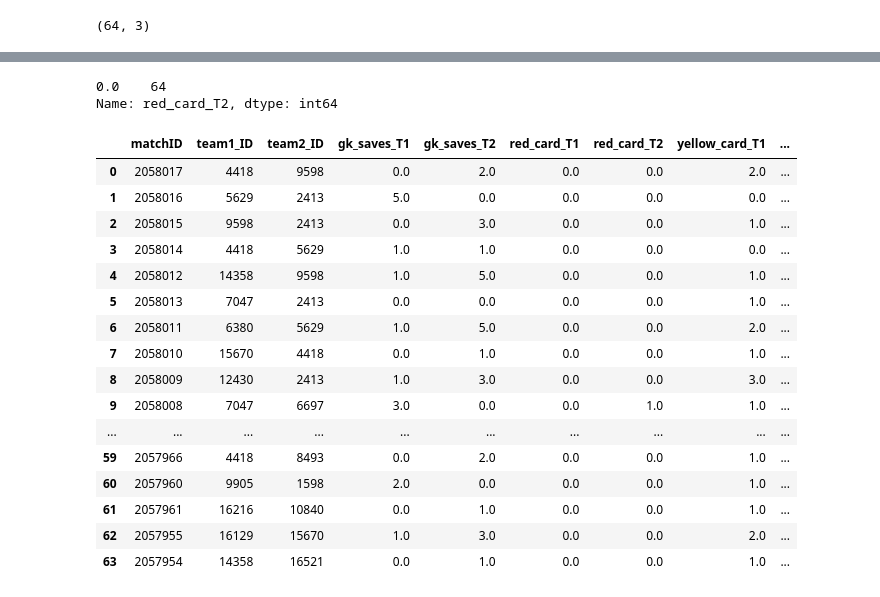
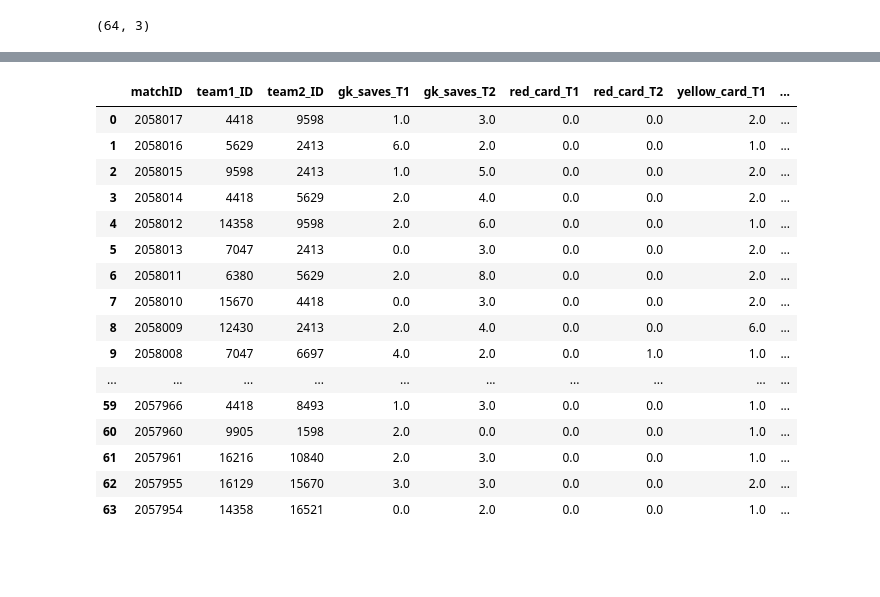
Before and after one commit to eduardobaratela/passing_network, a Jupyter notebook: events_exploration.ipynb, the cells around one changed output, grey strips where cells are left out. Saved outputs shown, nothing was run; the diff lists cells and outputs as text; code cells hidden in the pictures; blank space fills up the shorter version.

```diff
--- a/events_exploration.ipynb
+++ b/events_exploration.ipynb
@@ -135,7 +134,7 @@ events['tags'] = events['tags'].map(converting_tags)
 
 #contar quantos subEvents = 'Save attempt' com tag = 1801(bem sucedido) para todos os (match, team)
 
-gk_saves = events[(events['subEventName'] == 'Save attempt') & (1801 in events['tags'])].groupby(['matchId', 'teamId']).agg({'eventId':['count']})
+gk_saves = events[(events['eventName'] == 'Save attempt') & (events['tags'].apply(lambda x: 1801 in x))].groupby(['matchId', 'teamId']).agg({'eventId':['count']})
 gk_saves.columns = gk_saves.columns.droplevel(0)
 gk_saves = gk_saves.reset_index().rename(columns={'count':'gk_saves'})
 gk_saves.head()
@@ -175,17 +170,16 @@ False
 
 #contar quantos subEvents = 'Foul' com tag = 1701(red card) ou 1703(second yellow card) para todos os (match, team)
 
-red_card = events[(events['eventName'] == 'Foul') & ((1701 in events['tags']) | (1703 in events['tags']))].groupby(['matchId', 'teamId']).agg({'eventId':['count']})
-# red_card = events.query('(eventName == "Foul") & ((1701, 1703) in tags)').groupby(['matchId', 'teamId']).agg({'eventId':['count']})
-# red_card.columns = red_card.columns.droplevel(0)
-# red_card = red_card.reset_index().rename(columns={'count':'red_card'})
-red_card
-# #juntar feature com df
-# df = df.merge(red_card, how='left', left_on=['matchID', 'team1_ID'], right_on=['matchId', 'teamId']).drop(['matchId', 'teamId'], axis=1)
-# df = df.merge(red_card, how='left', left_on=['matchID', 'team2_ID'], right_on=['matchId', 'teamId']).drop(['matchId', 'teamId'], axis=1)
+red_card = events[events['tags'].apply(lambda x: (1701 in x) or (1703 in x))].groupby(['matchId', 'teamId']).agg({'eventId':['count']})
+red_card.columns = red_card.columns.droplevel(0)
+red_card = red_card.reset_index().rename(columns={'count':'red_card'})
 
-# df = df.rename(columns={"red_card_x": "red_card_T1", "red_card_y": "red_card_T2"})
+#juntar feature com df
+df = df.merge(red_card, how='left', left_on=['matchID', 'team1_ID'], right_on=['matchId', 'teamId']).drop(['matchId', 'teamId'], axis=1)
+df = df.merge(red_card, how='left', left_on=['matchID', 'team2_ID'], right_on=['matchId', 'teamId']).drop(['matchId', 'teamId'], axis=1)
 
-# df = df.fillna(0)
-# df
+df = df.rename(columns={"red_card_x": "red_card_T1", "red_card_y": "red_card_T2"})
+
+df = df.fillna(0)
+df
 # %% [output]
@@ -211,42 +203,35 @@ red_card
-# %%
-df['red_card_T2'].value_counts()
-# %% [output]
-0.0    64
-Name: red_card_T2, dtype: int64
 # %%
-# **** arrumar esta merda ******** (acho que se colocar .query funciona)
-
 #YELLOW_CARDS
 
 #contar quantos subEvents = 'Foul' com tag = 1702(yellow card) ou 1703(second yellow card) para todos os (match, team)
 
-yellow_card = events.query('(eventName == "Foul") & ((1702, 1703) in last_tag)').groupby(['matchId', 'teamId']).agg({'eventId':['count']})
+yellow_card = events[events['tags'].apply(lambda x: (1702 in x) or (1703 in x))].groupby(['matchId', 'teamId']).agg({'eventId':['count']})
 yellow_card.columns = yellow_card.columns.droplevel(0)
 yellow_card = yellow_card.reset_index().rename(columns={'count':'yellow_card'})
 
 #juntar feature com df
 df = df.merge(yellow_card, how='left', left_on=['matchID', 'team1_ID'], right_on=['matchId', 'teamId']).drop(['matchId', 'teamId'], axis=1)
 df = df.merge(yellow_card, how='left', left_on=['matchID', 'team2_ID'], right_on=['matchId', 'teamId']).drop(['matchId', 'teamId'], axis=1)
 
 df = df.rename(columns={"yellow_card_x": "yellow_card_T1", "yellow_card_y": "yellow_card_T2"})
 
 df = df.fillna(0)
 df
 # %% [output]
 |  | matchID | team1_ID | team2_ID | gk_saves_T1 | gk_saves_T2 | red_card_T1 | red_card_T2 | yellow_card_T1 | ... |
-| 0 | 2058017 | 4418 | 9598 | 0.0 | 2.0 | 0.0 | 0.0 | 2.0 | ... |
-| 1 | 2058016 | 5629 | 2413 | 5.0 | 0.0 | 0.0 | 0.0 | 0.0 | ... |
-| 2 | 2058015 | 9598 | 2413 | 0.0 | 3.0 | 0.0 | 0.0 | 1.0 | ... |
-| 3 | 2058014 | 4418 | 5629 | 1.0 | 1.0 | 0.0 | 0.0 | 0.0 | ... |
-| 4 | 2058012 | 14358 | 9598 | 1.0 | 5.0 | 0.0 | 0.0 | 1.0 | ... |
-| 5 | 2058013 | 7047 | 2413 | 0.0 | 0.0 | 0.0 | 0.0 | 1.0 | ... |
-| 6 | 2058011 | 6380 | 5629 | 1.0 | 5.0 | 0.0 | 0.0 | 2.0 | ... |
-| 7 | 2058010 | 15670 | 4418 | 0.0 | 1.0 | 0.0 | 0.0 | 1.0 | ... |
-| 8 | 2058009 | 12430 | 2413 | 1.0 | 3.0 | 0.0 | 0.0 | 3.0 | ... |
-| 9 | 2058008 | 7047 | 6697 | 3.0 | 0.0 | 0.0 | 1.0 | 1.0 | ... |
+| 0 | 2058017 | 4418 | 9598 | 1.0 | 3.0 | 0.0 | 0.0 | 2.0 | ... |
+| 1 | 2058016 | 5629 | 2413 | 6.0 | 2.0 | 0.0 | 0.0 | 1.0 | ... |
+| 2 | 2058015 | 9598 | 2413 | 1.0 | 5.0 | 0.0 | 0.0 | 2.0 | ... |
+| 3 | 2058014 | 4418 | 5629 | 2.0 | 4.0 | 0.0 | 0.0 | 2.0 | ... |
+| 4 | 2058012 | 14358 | 9598 | 2.0 | 6.0 | 0.0 | 0.0 | 1.0 | ... |
+| 5 | 2058013 | 7047 | 2413 | 0.0 | 3.0 | 0.0 | 0.0 | 2.0 | ... |
+| 6 | 2058011 | 6380 | 5629 | 2.0 | 8.0 | 0.0 | 0.0 | 2.0 | ... |
+| 7 | 2058010 | 15670 | 4418 | 0.0 | 3.0 | 0.0 | 0.0 | 2.0 | ... |
+| 8 | 2058009 | 12430 | 2413 | 2.0 | 4.0 | 0.0 | 0.0 | 6.0 | ... |
+| 9 | 2058008 | 7047 | 6697 | 4.0 | 2.0 | 0.0 | 1.0 | 1.0 | ... |
 | ... | ... | ... | ... | ... | ... | ... | ... | ... | ... |
-| 59 | 2057966 | 4418 | 8493 | 0.0 | 2.0 | 0.0 | 0.0 | 1.0 | ... |
+| 59 | 2057966 | 4418 | 8493 | 1.0 | 3.0 | 0.0 | 0.0 | 1.0 | ... |
 | 60 | 2057960 | 9905 | 1598 | 2.0 | 0.0 | 0.0 | 0.0 | 1.0 | ... |
-| 61 | 2057961 | 16216 | 10840 | 0.0 | 1.0 | 0.0 | 0.0 | 1.0 | ... |
-| 62 | 2057955 | 16129 | 15670 | 1.0 | 3.0 | 0.0 | 0.0 | 2.0 | ... |
-| 63 | 2057954 | 14358 | 16521 | 0.0 | 1.0 | 0.0 | 0.0 | 1.0 | ... |
+| 61 | 2057961 | 16216 | 10840 | 2.0 | 3.0 | 0.0 | 0.0 | 1.0 | ... |
+| 62 | 2057955 | 16129 | 15670 | 3.0 | 3.0 | 0.0 | 0.0 | 2.0 | ... |
+| 63 | 2057954 | 14358 | 16521 | 0.0 | 2.0 | 0.0 | 0.0 | 1.0 | ... |
```
Also changed, not shown: parts of 12 cells of this notebook.
